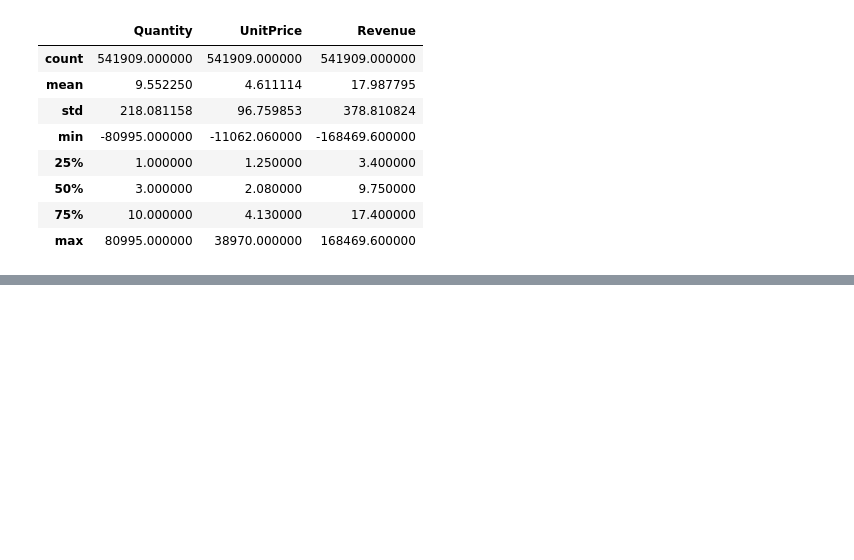
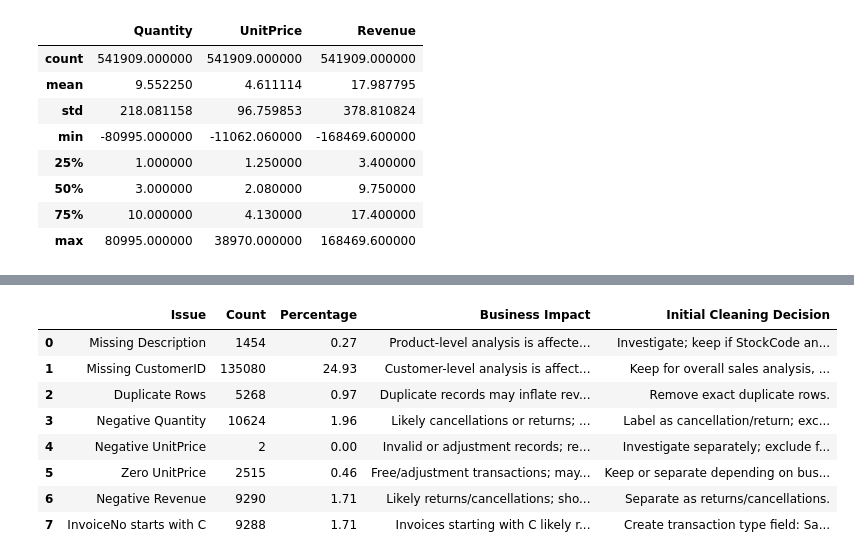
Before and after one commit to FawadUlHassan/sales-cleanup-executive-dashboard, a Jupyter notebook: notebooks/01_data_inspection.ipynb, the cells around one changed output, grey strips where cells are left out. Saved outputs shown, nothing was run; the diff lists cells and outputs as text; code cells hidden in the pictures; blank space fills up the shorter version.

Commit message:
Add data quality summary report

```diff
--- a/notebooks/01_data_inspection.ipynb
+++ b/notebooks/01_data_inspection.ipynb
@@ -105,0 +151,13 @@ df[df["Revenue"] < 0].head()
+# %%
+quality_summary["Business Impact"] = [
+    "Product-level analysis is affected because item description is missing.",
+    "Customer-level analysis is affected because customer identity is missing.",
+    "Duplicate records may inflate revenue, order count, and quantity sold.",
+    "Likely cancellations or returns; should not be mixed with normal sales.",
+    "Invalid or adjustment records; requires investigation before KPI calculation.",
+    "Free/adjustment transactions; may distort average price and revenue analysis.",
+    "Likely returns/cancellations; should be separated from positive sales revenue.",
+    "Invoices starting with C likely represent cancellations."
+]
+
+quality_summary
@@ -105,0 +174,23 @@ df[df["Revenue"] < 0].head()
+# %%
+quality_summary["Initial Cleaning Decision"] = [
+    "Investigate; keep if StockCode and revenue fields are valid.",
+    "Keep for overall sales analysis, exclude from customer-level KPIs.",
+    "Remove exact duplicate rows.",
+    "Label as cancellation/return; exclude from gross sales KPI.",
+    "Investigate separately; exclude from clean sales dataset if invalid.",
+    "Keep or separate depending on business meaning; investigate.",
+    "Separate as returns/cancellations.",
+    "Create transaction type field: Sale or Cancellation."
+]
+
+quality_summary
+# %% [output]
+|  | Issue | Count | Percentage | Business Impact | Initial Cleaning Decision |
+| 0 | Missing Description | 1454 | 0.27 | Product-level analysis is affecte... | Investigate; keep if StockCode an... |
+| 1 | Missing CustomerID | 135080 | 24.93 | Customer-level analysis is affect... | Keep for overall sales analysis, ... |
+| 2 | Duplicate Rows | 5268 | 0.97 | Duplicate records may inflate rev... | Remove exact duplicate rows. |
+| 3 | Negative Quantity | 10624 | 1.96 | Likely cancellations or returns; ... | Label as cancellation/return; exc... |
+| 4 | Negative UnitPrice | 2 | 0.00 | Invalid or adjustment records; re... | Investigate separately; exclude f... |
+| 5 | Zero UnitPrice | 2515 | 0.46 | Free/adjustment transactions; may... | Keep or separate depending on bus... |
+| 6 | Negative Revenue | 9290 | 1.71 | Likely returns/cancellations; sho... | Separate as returns/cancellations. |
+| 7 | InvoiceNo starts with C | 9288 | 1.71 | Invoices starting with C likely r... | Create transaction type field: Sa... |
```
Also changed, not shown: parts of 5 cells of this notebook, 1 other file.
